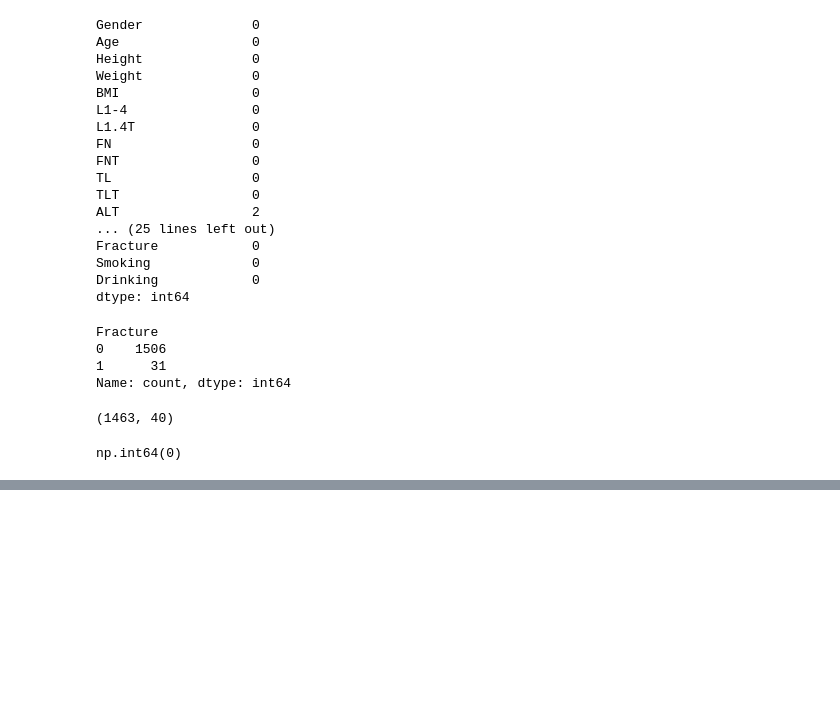
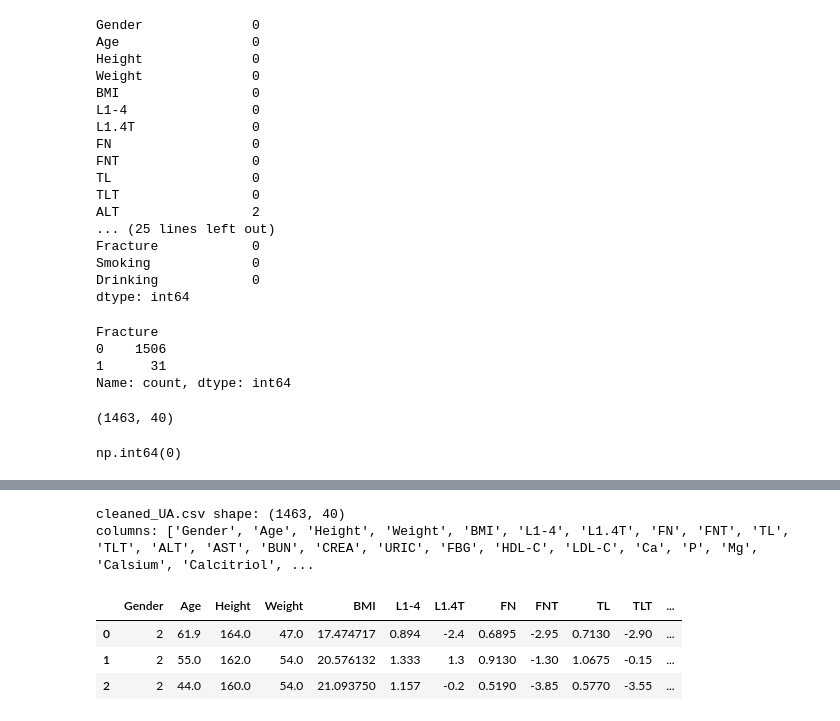
Before and after one commit to roheth286/rebone-ai, a Jupyter notebook: notebooks/notebook_01.ipynb, the cells around one changed output, grey strips where cells are left out. Cells and saved outputs as stored; diff of their text form; code cells hidden in the pictures; blank space fills up the shorter version.

```diff
--- a/notebooks/notebook_01.ipynb
+++ b/notebooks/notebook_01.ipynb
@@ -131,0 +175,16 @@ np.int64(0)
+# %%
+# Inspect `cleaned_UA.csv` columns to locate target and smoking/drinking columns
+import pandas as pd
+
+_check_path = "../data/processed/cleaned_UA.csv"
+_clean = pd.read_csv(_check_path)
+print("cleaned_UA.csv shape:", _clean.shape)
+print("columns:", _clean.columns.tolist())
+_clean.head(3)
+# %% [output]
+cleaned_UA.csv shape: (1463, 40)
+columns: ['Gender', 'Age', 'Height', 'Weight', 'BMI', 'L1-4', 'L1.4T', 'FN', 'FNT', 'TL', 'TLT', 'ALT', 'AST', 'BUN', 'CREA', 'URIC', 'FBG', 'HDL-C', 'LDL-C', 'Ca', 'P', 'Mg', 'Calsium', 'Calcitriol', ...
+|  | Gender | Age | Height | Weight | BMI | L1-4 | L1.4T | FN | FNT | TL | TLT | ... |
+| 0 | 2 | 61.9 | 164.0 | 47.0 | 17.474717 | 0.894 | -2.4 | 0.6895 | -2.95 | 0.7130 | -2.90 | ... |
+| 1 | 2 | 55.0 | 162.0 | 54.0 | 20.576132 | 1.333 | 1.3 | 0.9130 | -1.30 | 1.0675 | -0.15 | ... |
+| 2 | 2 | 44.0 | 160.0 | 54.0 | 21.093750 | 1.157 | -0.2 | 0.5190 | -3.85 | 0.5770 | -3.55 | ... |
```
Also changed, not shown: parts of 3 cells of this notebook, 10 other files.
